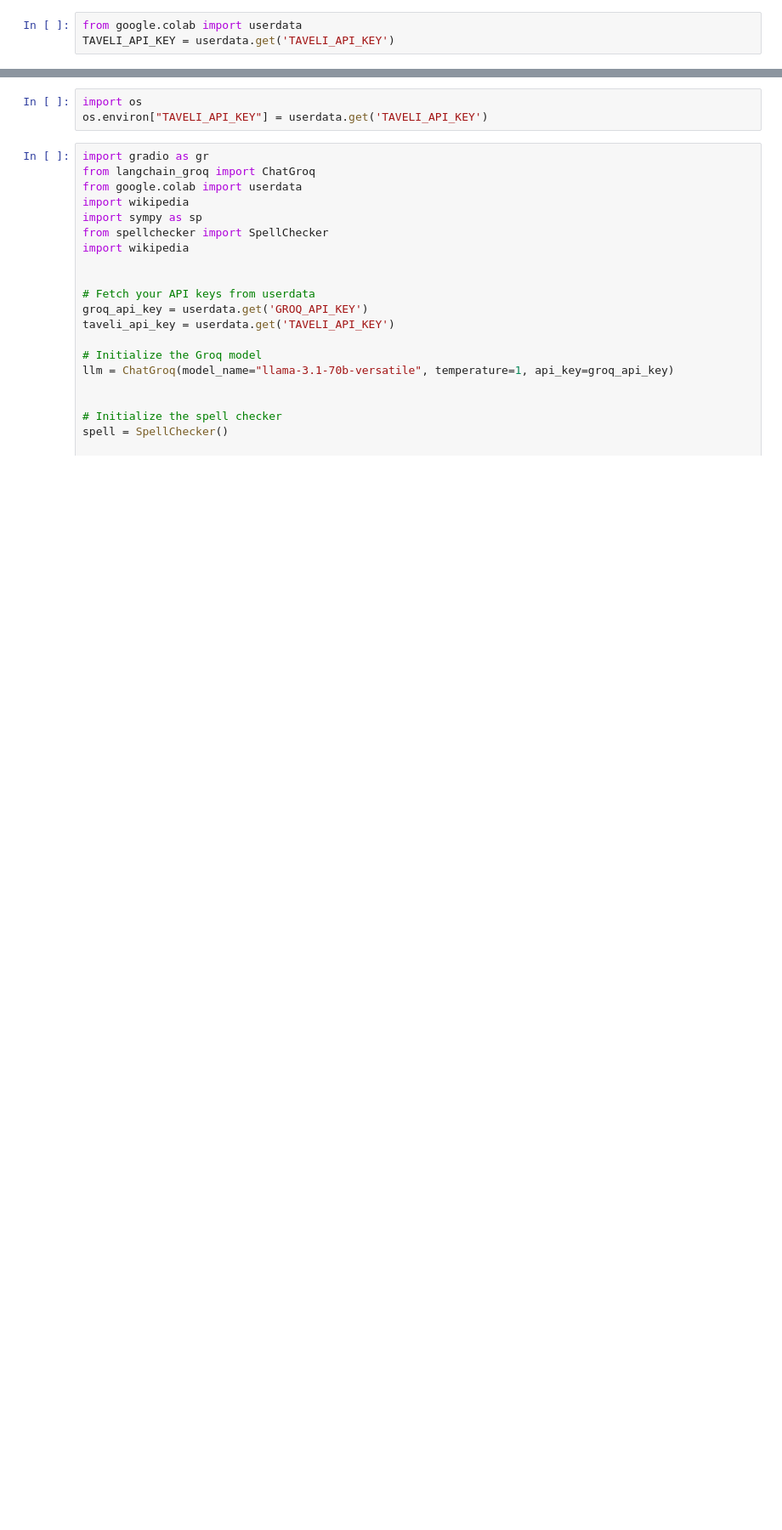
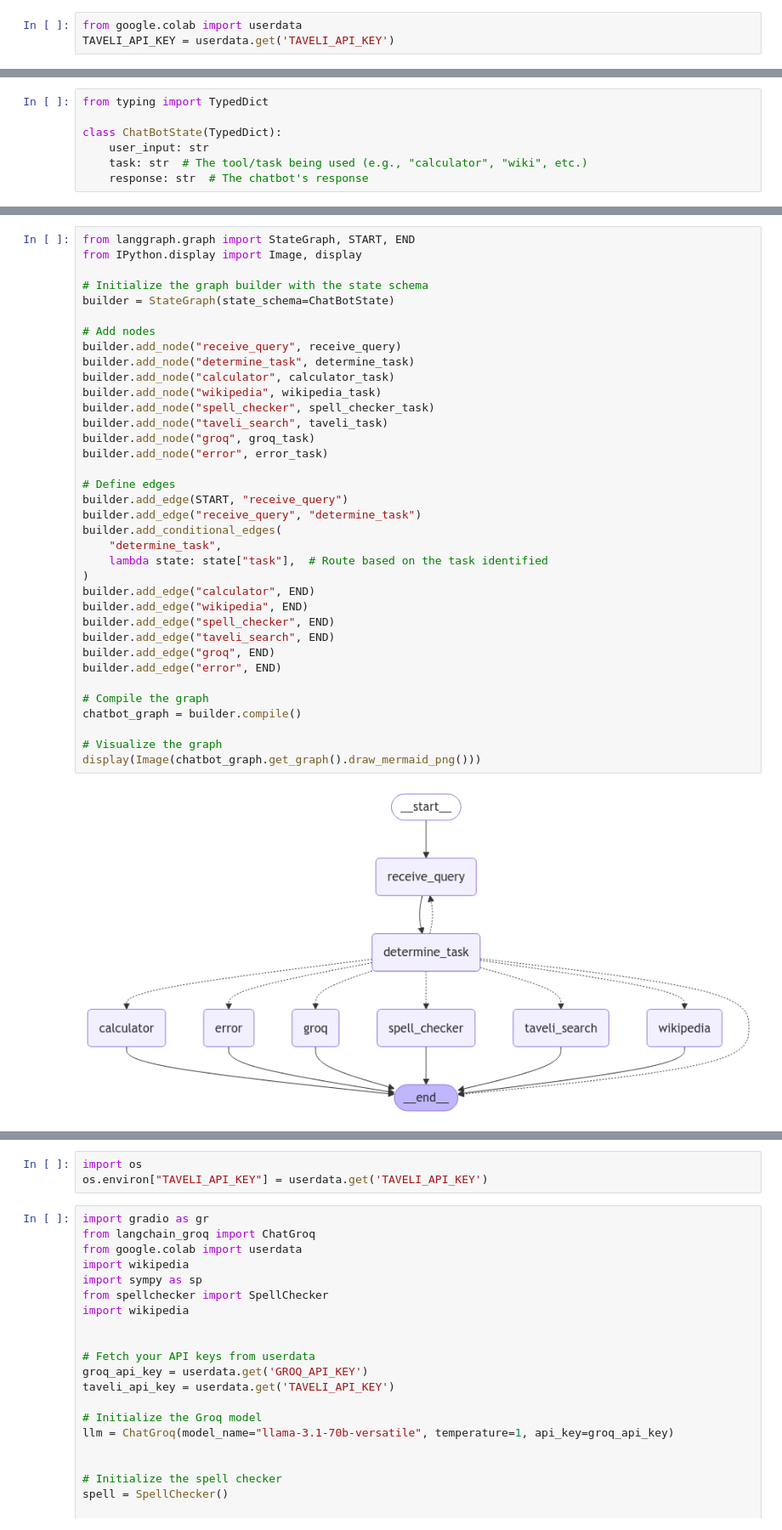
Before and after one commit to code-with-ayesha/chatbots, a Jupyter notebook: chatbot.ipynb, the cells around one changed output, grey strips where cells are left out. Shown at 85% size. Drawn from its saved outputs; the diff is of its cells as text; blank space fills up the shorter version.

```diff
--- a/chatbot.ipynb
+++ b/chatbot.ipynb
@@ -64,0 +177,7 @@ This share link expires in 72 hours. For free permanent hosting and GPU upgrades
+# %%
+from typing import TypedDict
+
+class ChatBotState(TypedDict):
+    user_input: str
+    task: str  # The tool/task being used (e.g., "calculator", "wiki", etc.)
+    response: str  # The chatbot's response
@@ -65,2 +232,40 @@ This share link expires in 72 hours. For free permanent hosting and GPU upgrades
+# %%
+from langgraph.graph import StateGraph, START, END
+from IPython.display import Image, display
+
+# Initialize the graph builder with the state schema
+builder = StateGraph(state_schema=ChatBotState)
+
+# Add nodes
+builder.add_node("receive_query", receive_query)
+builder.add_node("determine_task", determine_task)
+builder.add_node("calculator", calculator_task)
+builder.add_node("wikipedia", wikipedia_task)
+builder.add_node("spell_checker", spell_checker_task)
+builder.add_node("taveli_search", taveli_task)
+builder.add_node("groq", groq_task)
+builder.add_node("error", error_task)
+
+# Define edges
+builder.add_edge(START, "receive_query")
+builder.add_edge("receive_query", "determine_task")
+builder.add_conditional_edges(
+    "determine_task",
+    lambda state: state["task"],  # Route based on the task identified
+)
+builder.add_edge("calculator", END)
+builder.add_edge("wikipedia", END)
+builder.add_edge("spell_checker", END)
+builder.add_edge("taveli_search", END)
+builder.add_edge("groq", END)
+builder.add_edge("error", END)
+
+# Compile the graph
+chatbot_graph = builder.compile()
+
+# Visualize the graph
+display(Image(chatbot_graph.get_graph().draw_mermaid_png()))
+# %% [output]
+[figure, added]
 # %%
 !pip -q install wikipedia
```
Also changed, not shown: parts of 12 cells of this notebook.
